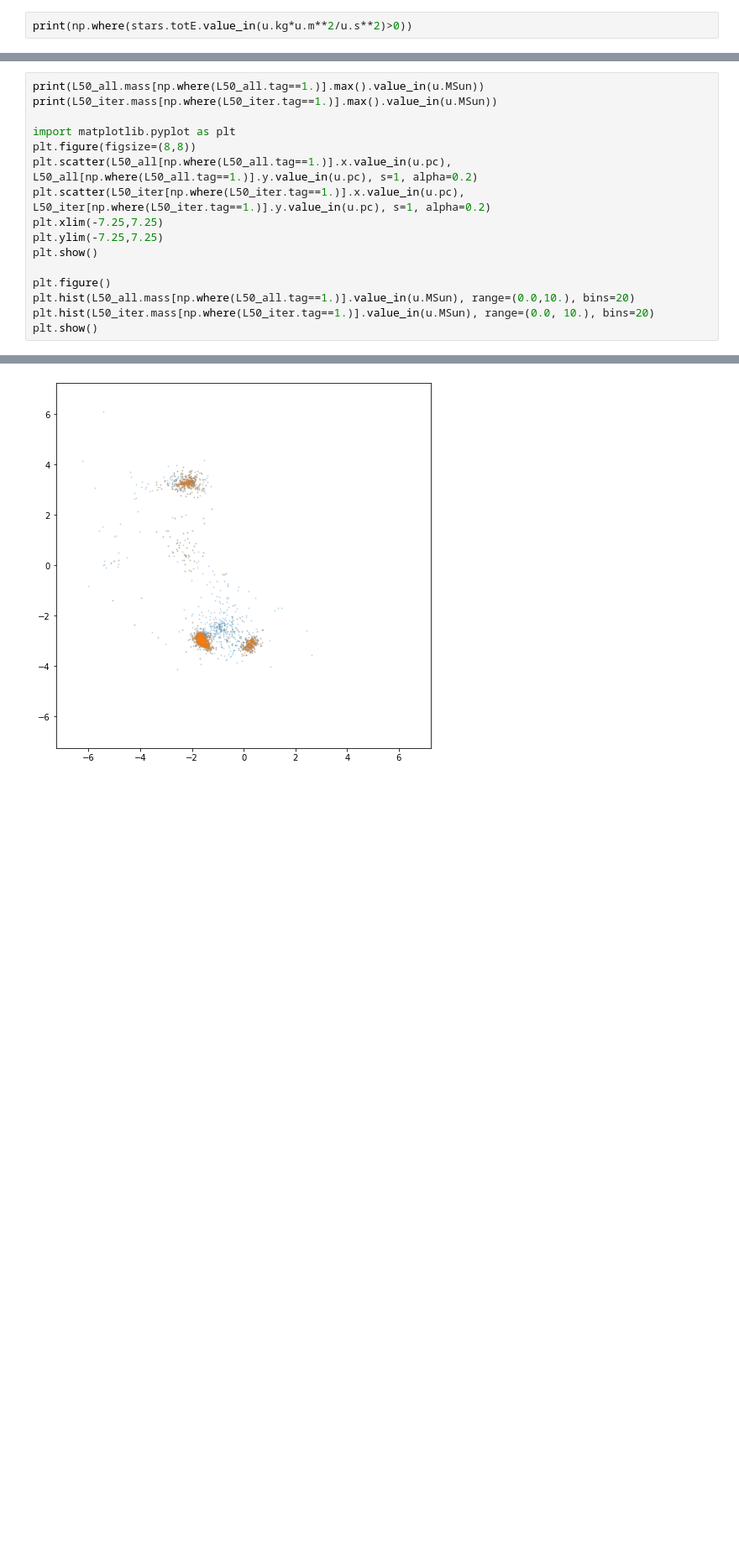
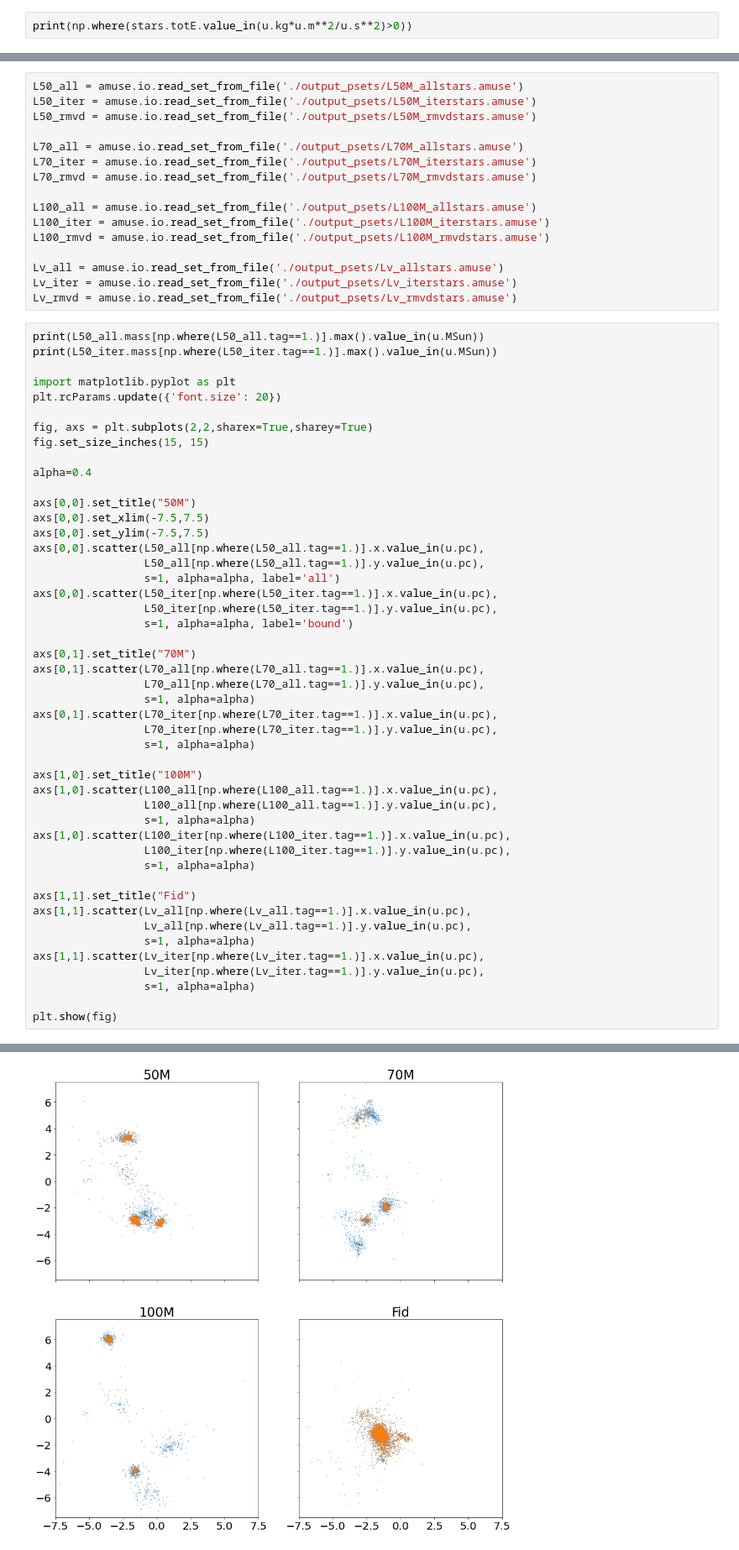
Before and after one commit to seanlabean/Iterative-cluster-finder, a Jupyter notebook: iterative-cluster-finder.ipynb, the cells around one changed output, grey strips where cells are left out. Shown: that part at 84% size. Cells and saved outputs as stored; diff of their text form; blank space fills up the shorter version.

Commit message:
plot orig and bound stars on one scatter

```diff
--- a/iterative-cluster-finder.ipynb
+++ b/iterative-cluster-finder.ipynb
@@ -926,20 +902,67 @@ L50_iter = amuse.io.read_set_from_file('./output_psets/L50M_iterstars.amuse')
+# %%
+L50_all = amuse.io.read_set_from_file('./output_psets/L50M_allstars.amuse')
+L50_iter = amuse.io.read_set_from_file('./output_psets/L50M_iterstars.amuse')
+L50_rmvd = amuse.io.read_set_from_file('./output_psets/L50M_rmvdstars.amuse')
+
+L70_all = amuse.io.read_set_from_file('./output_psets/L70M_allstars.amuse')
+L70_iter = amuse.io.read_set_from_file('./output_psets/L70M_iterstars.amuse')
+L70_rmvd = amuse.io.read_set_from_file('./output_psets/L70M_rmvdstars.amuse')
+
+L100_all = amuse.io.read_set_from_file('./output_psets/L100M_allstars.amuse')
+L100_iter = amuse.io.read_set_from_file('./output_psets/L100M_iterstars.amuse')
+L100_rmvd = amuse.io.read_set_from_file('./output_psets/L100M_rmvdstars.amuse')
+
+Lv_all = amuse.io.read_set_from_file('./output_psets/Lv_allstars.amuse')
+Lv_iter = amuse.io.read_set_from_file('./output_psets/Lv_iterstars.amuse')
+Lv_rmvd = amuse.io.read_set_from_file('./output_psets/Lv_rmvdstars.amuse')
 # %%
 print(L50_all.mass[np.where(L50_all.tag==1.)].max().value_in(u.MSun))
 print(L50_iter.mass[np.where(L50_iter.tag==1.)].max().value_in(u.MSun))
 
 import matplotlib.pyplot as plt
-plt.figure(figsize=(8,8))
-plt.scatter(L50_all[np.where(L50_all.tag==1.)].x.value_in(u.pc), L50_all[np.where(L50_all.tag==1.)].y.value_in(u.pc), s=1, alpha=0.2)
-plt.scatter(L50_iter[np.where(L50_iter.tag==1.)].x.value_in(u.pc), L50_iter[np.where(L50_iter.tag==1.)].y.value_in(u.pc), s=1, alpha=0.2)
-plt.xlim(-7.25,7.25)
-plt.ylim(-7.25,7.25)
-plt.show()
+plt.rcParams.update({'font.size': 20})
 
-plt.figure()
-plt.hist(L50_all.mass[np.where(L50_all.tag==1.)].value_in(u.MSun), range=(0.0,10.), bins=20)
-plt.hist(L50_iter.mass[np.where(L50_iter.tag==1.)].value_in(u.MSun), range=(0.0, 10.), bins=20)
-plt.show()
+fig, axs = plt.subplots(2,2,sharex=True,sharey=True)
+fig.set_size_inches(15, 15)
+
+alpha=0.4
+
+axs[0,0].set_title("50M")
+axs[0,0].set_xlim(-7.5,7.5)
+axs[0,0].set_ylim(-7.5,7.5)
+axs[0,0].scatter(L50_all[np.where(L50_all.tag==1.)].x.value_in(u.pc),
+                 L50_all[np.where(L50_all.tag==1.)].y.value_in(u.pc),
+                 s=1, alpha=alpha, label='all')
+axs[0,0].scatter(L50_iter[np.where(L50_iter.tag==1.)].x.value_in(u.pc),
+                 L50_iter[np.where(L50_iter.tag==1.)].y.value_in(u.pc),
+                 s=1, alpha=alpha, label='bound')
+
+axs[0,1].set_title("70M")
+axs[0,1].scatter(L70_all[np.where(L70_all.tag==1.)].x.value_in(u.pc),
+                 L70_all[np.where(L70_all.tag==1.)].y.value_in(u.pc),
+                 s=1, alpha=alpha)
+axs[0,1].scatter(L70_iter[np.where(L70_iter.tag==1.)].x.value_in(u.pc),
+                 L70_iter[np.where(L70_iter.tag==1.)].y.value_in(u.pc),
+                 s=1, alpha=alpha)
+
+axs[1,0].set_title("100M")
+axs[1,0].scatter(L100_all[np.where(L100_all.tag==1.)].x.value_in(u.pc),
+                 L100_all[np.where(L100_all.tag==1.)].y.value_in(u.pc),
+                 s=1, alpha=alpha)
+axs[1,0].scatter(L100_iter[np.where(L100_iter.tag==1.)].x.value_in(u.pc),
+                 L100_iter[np.where(L100_iter.tag==1.)].y.value_in(u.pc),
+                 s=1, alpha=alpha)
+
+axs[1,1].set_title("Fid")
+axs[1,1].scatter(Lv_all[np.where(Lv_all.tag==1.)].x.value_in(u.pc),
+                 Lv_all[np.where(Lv_all.tag==1.)].y.value_in(u.pc),
+                 s=1, alpha=alpha)
+axs[1,1].scatter(Lv_iter[np.where(Lv_iter.tag==1.)].x.value_in(u.pc),
+                 Lv_iter[np.where(Lv_iter.tag==1.)].y.value_in(u.pc),
+                 s=1, alpha=alpha)
+
+plt.show(fig)
 # %% [output]
 96.3029631584
 96.3029631584
-[figure, old version]
+[figure, new version]
```
Also changed, not shown: parts of 10 cells of this notebook.
